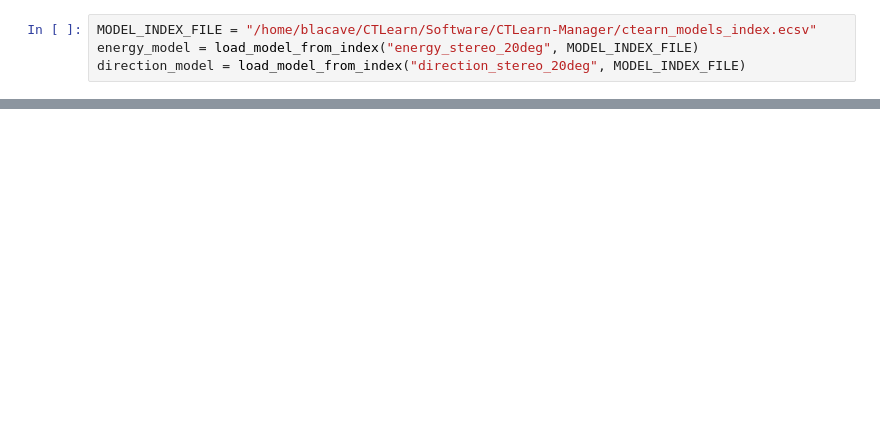
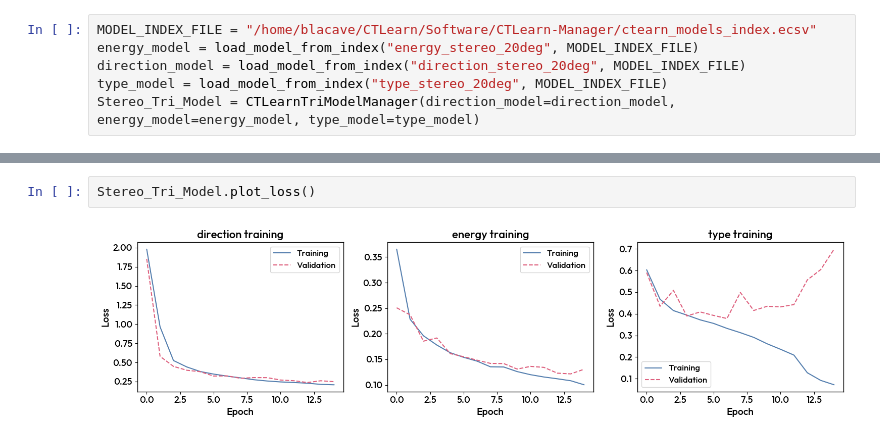
Before and after one commit to BastienLacave/CTLearn-Manager, a Jupyter notebook: notebooks/Monitor_Training.ipynb, the cells around one changed output, grey strips where cells are left out. Saved outputs shown, nothing was run; the diff lists cells and outputs as text; blank space fills up the shorter version.

Commit message:
Plot loss

```diff
--- a/notebooks/Monitor_Training.ipynb
+++ b/notebooks/Monitor_Training.ipynb
@@ -4,6 +4,8 @@ from ctlearn_manager import load_model_from_index
 MODEL_INDEX_FILE = "/home/blacave/CTLearn/Software/CTLearn-Manager/ctearn_models_index.ecsv"
 energy_model = load_model_from_index("energy_stereo_20deg", MODEL_INDEX_FILE)
 direction_model = load_model_from_index("direction_stereo_20deg", MODEL_INDEX_FILE)
+type_model = load_model_from_index("type_stereo_20deg", MODEL_INDEX_FILE)
+Stereo_Tri_Model = CTLearnTriModelManager(direction_model=direction_model, energy_model=energy_model, type_model=type_model)
 # %% [output]
 🧠 Model name: energy_TEL1_2_ZD20_Az0
 🧠 Model name: direction_TEL1_2_ZD20_Az0
@@ -34,0 +13,4 @@ direction_model.plot_loss()
+# %%
+Stereo_Tri_Model.plot_loss()
+# %% [output]
+[figure, added]
```
Also changed, not shown: parts of 4 cells of this notebook, 3 other files.
